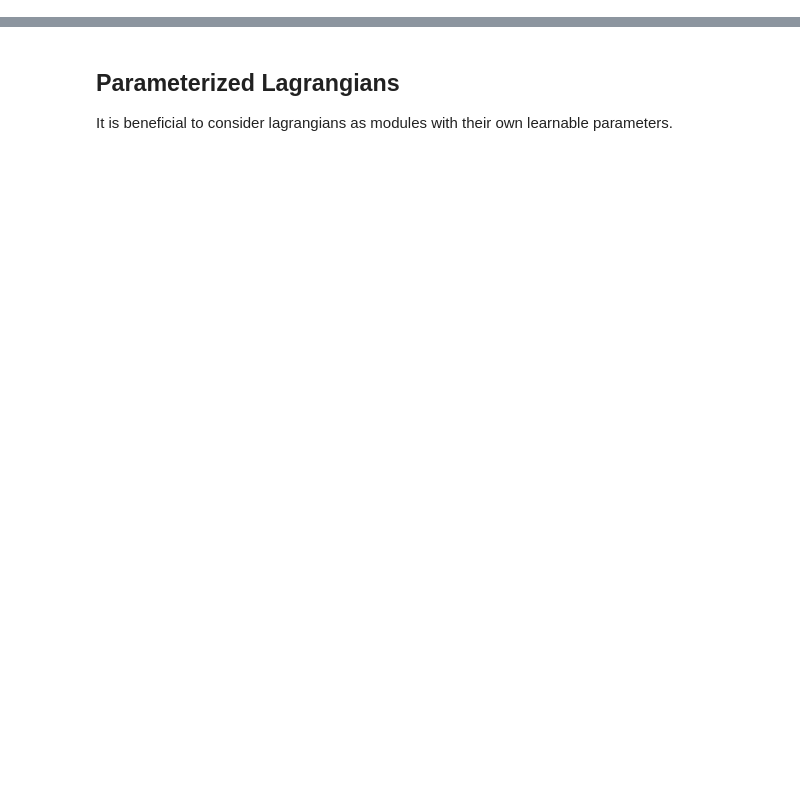
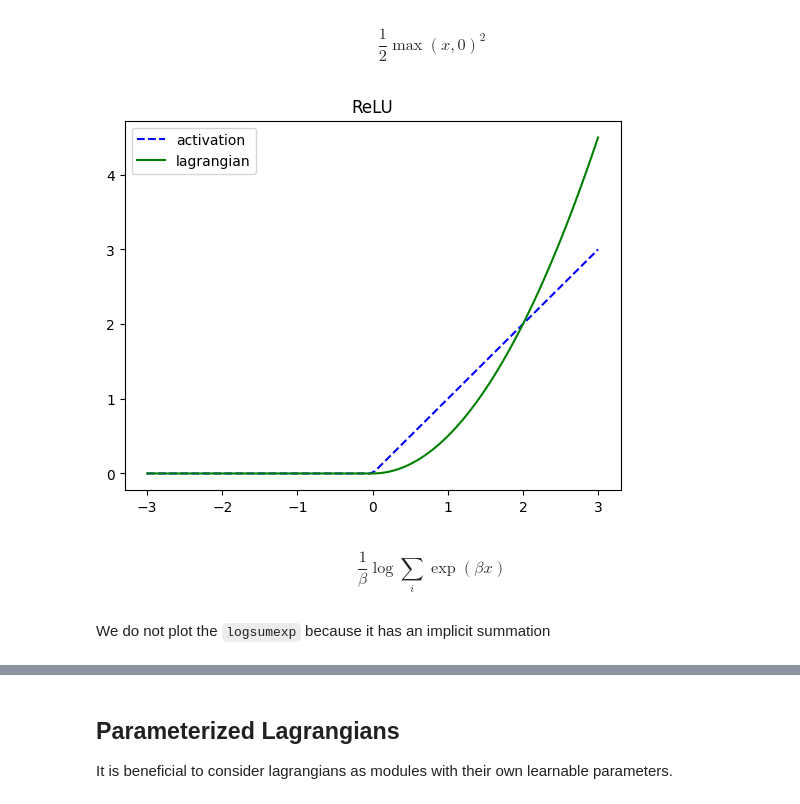
Before and after one commit to bhoov/hamux, a Jupyter notebook: nbs/00_lagrangians.ipynb, the cells around one changed output, grey strips where cells are left out. Cells and saved outputs as stored; diff of their text form; code cells hidden in the pictures; blank space fills up the shorter version.

```diff
--- a/nbs/00_lagrangians.ipynb
+++ b/nbs/00_lagrangians.ipynb
@@ -29,2 +89,17 @@ We want to rely on JAX's autograd to automatically differentiate our lagrangians
+# %% [markdown]
+$$\frac{1}{2} \max(x,0)^2$$
+# %%
+#| echo: false
+x = np.linspace(-3,3,100); ff = lagr_relu
+llagr = lambda x: ff(x).sum()
+y = jax.grad(llagr)(x)
+y2 = ff(x)
+fig, ax = plt.subplots(1)
+ax.plot(x,y, 'b--', x,y2,'g-')
+ax.set_title("ReLU")
+ax.legend(["activation", "lagrangian"])
+plt.show(fig)
+# %% [output]
+[figure, added]
 # %%
 #| export
@@ -51,0 +111,4 @@ def lagr_exp(x,
+# %% [markdown]
+$$\frac{1}{\beta} \log \sum\limits_i \exp(\beta x)$$
+# %% [markdown]
+We do not plot the `logsumexp` because it has an implicit summation
```
Also changed, not shown: parts of 32 cells of this notebook, 7 other files.
